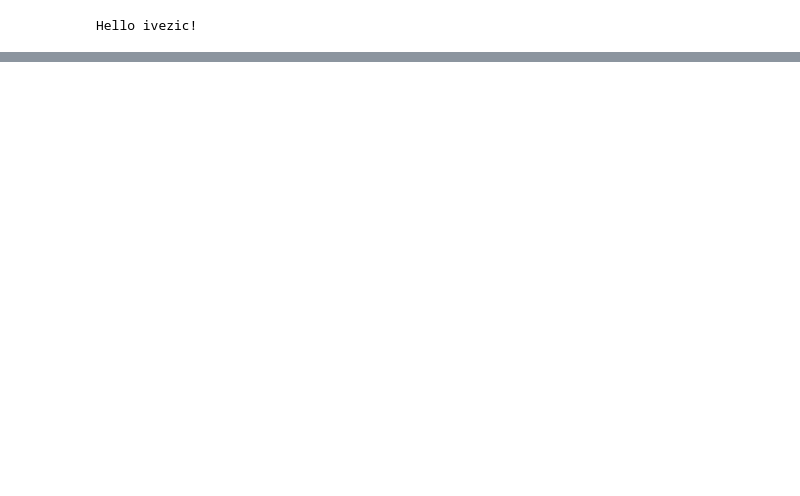
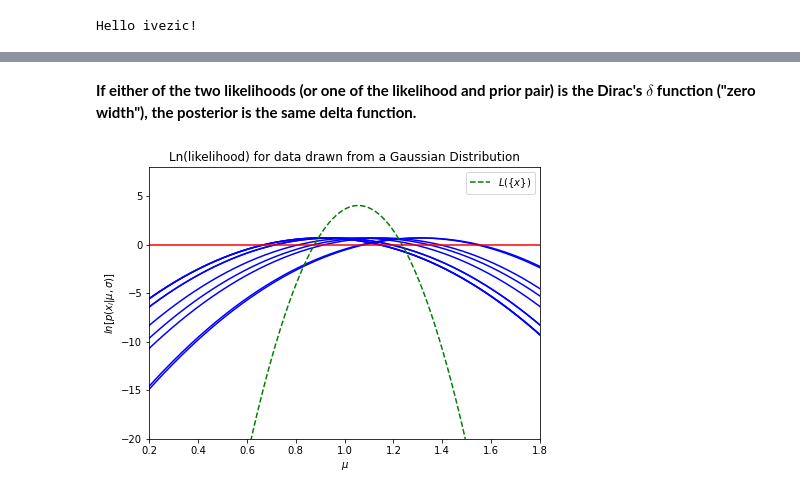
Before and after one commit to ivezic/SaoPaulo2021, a Jupyter notebook: notebooks/Lecture11.ipynb, the cells around one changed output, grey strips where cells are left out. Saved outputs shown, nothing was run; the diff lists cells and outputs as text; code cells hidden in the pictures; blank space fills up the shorter version.

```diff
--- a/notebooks/Lecture11.ipynb
+++ b/notebooks/Lecture11.ipynb
@@ -161,0 +545,26 @@ def lnpost_linear(theta):
+# %% [markdown]
+**If either of the two likelihoods (or one of the likelihood and prior pair) is
+the Dirac's $\delta$ function ("zero width"), the posterior is the same delta function.**
+# %%
+### Same as above, but with 10 points and on log scale
+sampleSize=10
+sampleBig = norm(mu, sigma).rvs(sampleSize)
+lnL = 0*muGrid
+# compute and plot
+fig, ax = plt.subplots(figsize=(7, 5))
+for i in range(0,sampleSize):
+    lnLone = np.log(norm(sampleBig[i], sigma).pdf(muGrid))
+    plt.plot(muGrid, lnLone, ls='-', c='blue')
+    lnL += lnLone
+plt.plot(muGrid, lnL, ls='--', c='green', label=r'$L(\{x\})$')
+
+plt.axhline(y=0.0, color='red', linestyle='-')
+plt.xlim(0.2, 1.8)
+plt.ylim(-20.0, 8.0)
+plt.xlabel('$\mu$')
+plt.ylabel(r'$ln[p(x_i|\mu,\sigma)]$')
+plt.title('Ln(likelihood) for data drawn from a Gaussian Distribution')
+plt.legend()
+plt.show()
+# %% [output]
+[figure, added]
```
Also changed, not shown: parts of 89 cells of this notebook, 2 other files.
